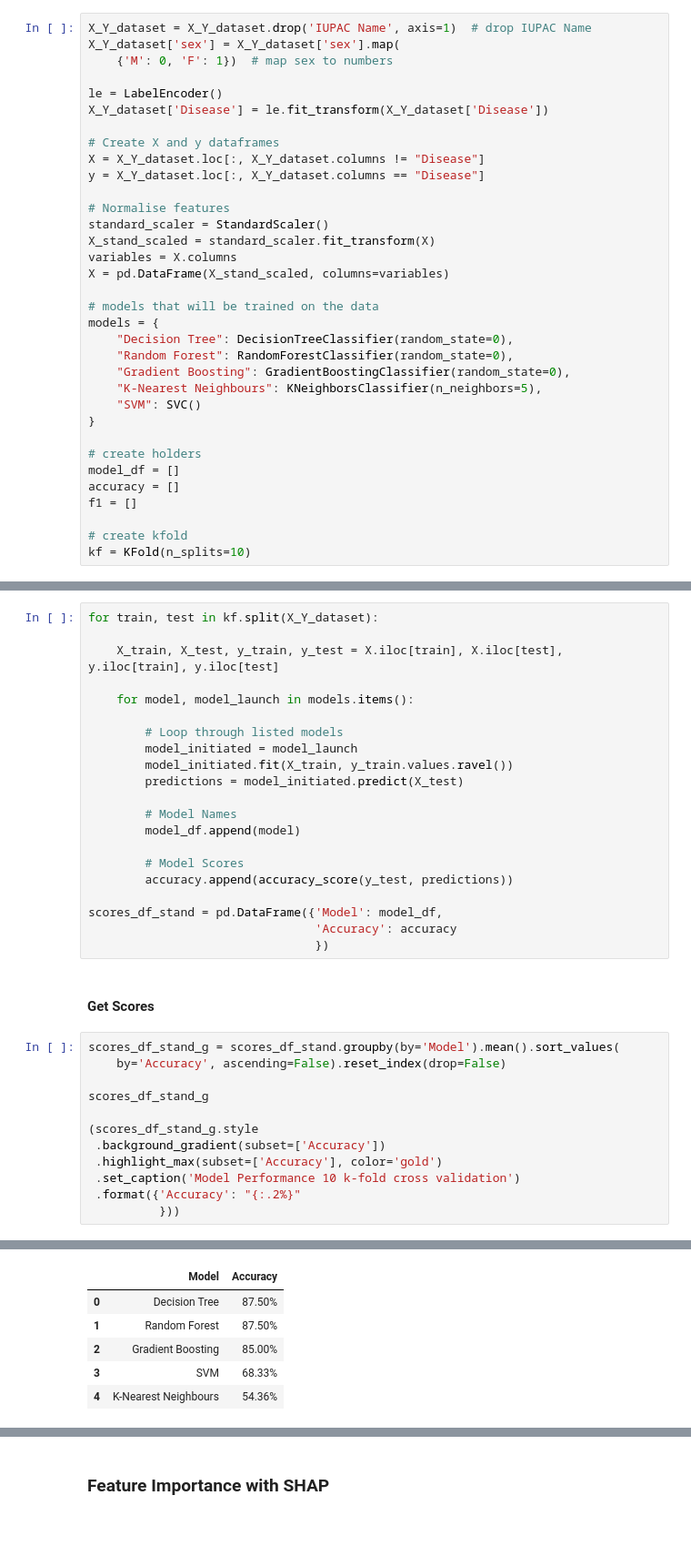
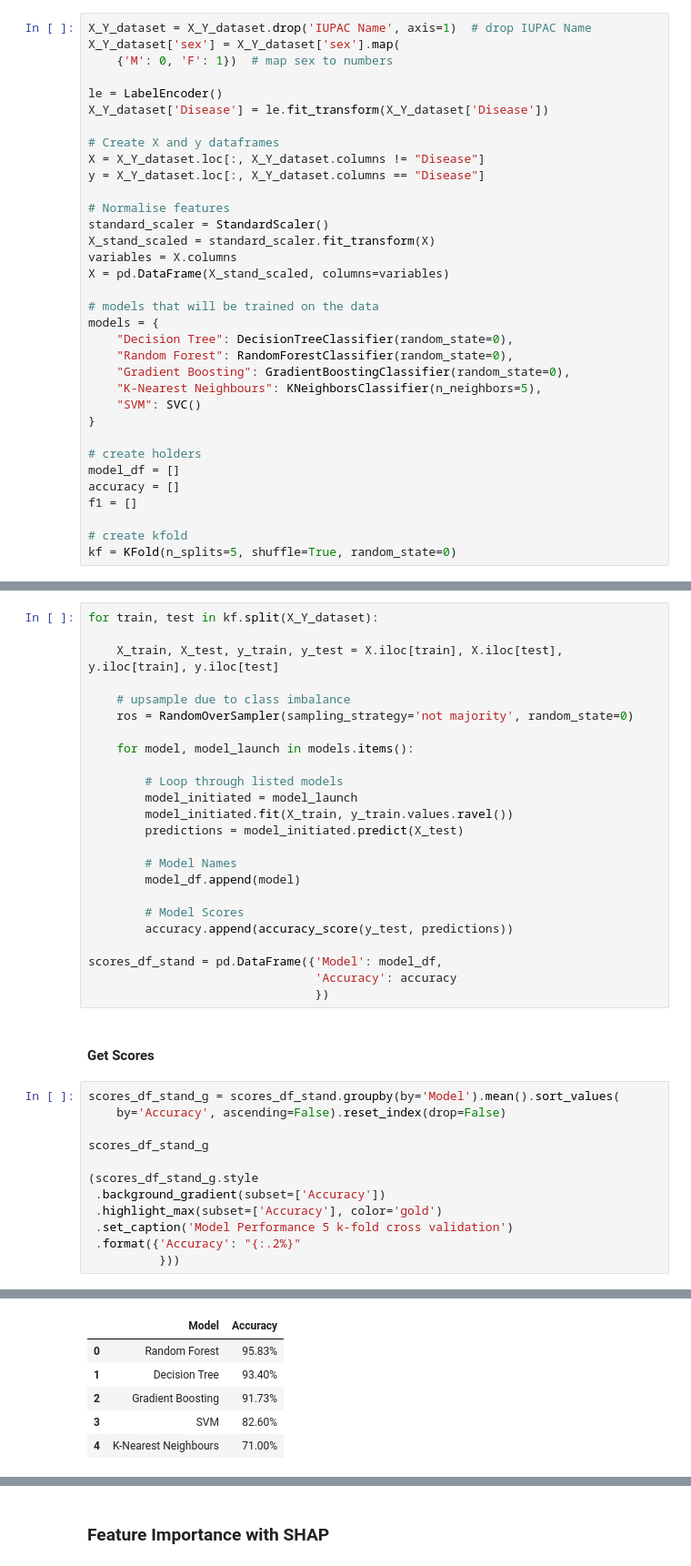
Before and after one commit to IgnacioFabietti/VOC_analysis, a Jupyter notebook: VOC_analysis.ipynb, the cells around one changed output, grey strips where cells are left out. Shown: that part at 91% size. Cells and saved outputs as stored; diff of their text form; blank space fills up the shorter version.

```diff
--- a/VOC_analysis.ipynb
+++ b/VOC_analysis.ipynb
@@ -428,13 +439,16 @@ accuracy = []
 f1 = []
 
 # create kfold
-kf = KFold(n_splits=10)
+kf = KFold(n_splits=5, shuffle=True, random_state=0)
 # %% [markdown]
 #### Train and test models
 # %%
 for train, test in kf.split(X_Y_dataset):
 
     X_train, X_test, y_train, y_test = X.iloc[train], X.iloc[test], y.iloc[train], y.iloc[test]
+
+    # upsample due to class imbalance
+    ros = RandomOverSampler(sampling_strategy='not majority', random_state=0)
 
     for model, model_launch in models.items():
 
@@ -463,7 +477,7 @@ scores_df_stand_g
 (scores_df_stand_g.style
  .background_gradient(subset=['Accuracy'])
  .highlight_max(subset=['Accuracy'], color='gold')
- .set_caption('Model Performance 10 k-fold cross validation')
+ .set_caption('Model Performance 5 k-fold cross validation')
  .format({'Accuracy': "{:.2%}"
           }))
 # %% [output]
@@ -471,6 +485,6 @@ Model Performance 10 k-fold cross validation
 |  | Model | Accuracy |
-| 0 | Decision Tree | 87.50% |
-| 1 | Random Forest | 87.50% |
-| 2 | Gradient Boosting | 85.00% |
-| 3 | SVM | 68.33% |
-| 4 | K-Nearest Neighbours | 54.36% |
+| 0 | Random Forest | 95.83% |
+| 1 | Decision Tree | 93.40% |
+| 2 | Gradient Boosting | 91.73% |
+| 3 | SVM | 82.60% |
+| 4 | K-Nearest Neighbours | 71.00% |
```
Also changed, not shown: parts of 56 cells of this notebook.
